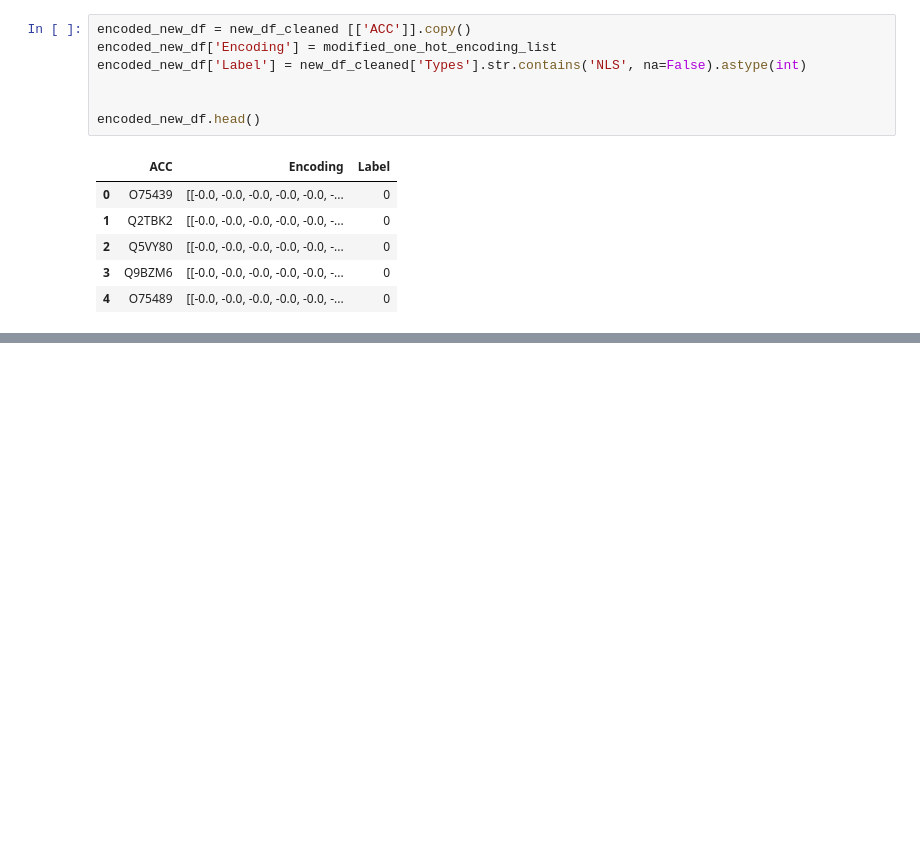
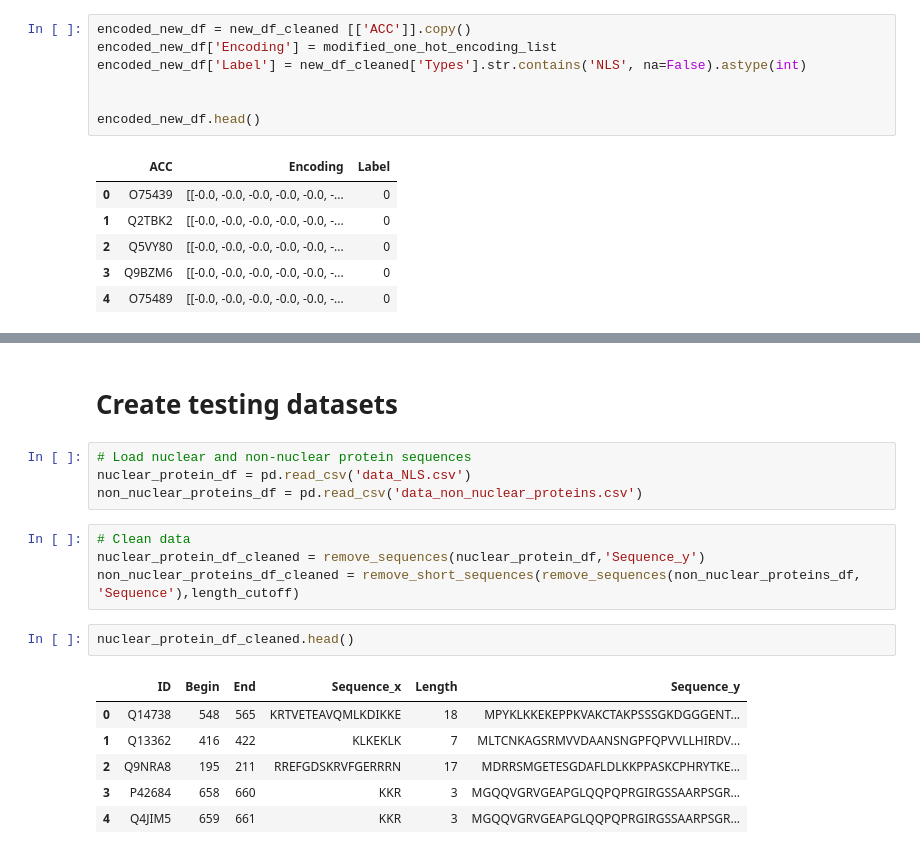
Before and after one commit to auerbachsd/NLSeer, a Jupyter notebook: Ming_data_extraction/NLS_Motifs_PSSM.ipynb, the cells around one changed output, grey strips where cells are left out. Drawn from its saved outputs; the diff is of its cells as text; blank space fills up the shorter version.

```diff
--- a/Ming_data_extraction/NLS_Motifs_PSSM.ipynb
+++ b/Ming_data_extraction/NLS_Motifs_PSSM.ipynb
@@ -754,0 +789,19 @@ numpy.ndarray
+# %% [markdown]
+# Create testing datasets
+# %%
+# Load nuclear and non-nuclear protein sequences
+nuclear_protein_df = pd.read_csv('data_NLS.csv')
+non_nuclear_proteins_df = pd.read_csv('data_non_nuclear_proteins.csv')
+# %%
+# Clean data
+nuclear_protein_df_cleaned = remove_sequences(nuclear_protein_df,'Sequence_y')
+non_nuclear_proteins_df_cleaned = remove_short_sequences(remove_sequences(non_nuclear_proteins_df, 'Sequence'),length_cutoff)
+# %%
+nuclear_protein_df_cleaned.head()
+# %% [output]
+|  | ID | Begin | End | Sequence_x | Length | Sequence_y |
+| 0 | Q14738 | 548 | 565 | KRTVETEAVQMLKDIKKE | 18 | MPYKLKKEKEPPKVAKCTAKPSSSGKDGGGENT... |
+| 1 | Q13362 | 416 | 422 | KLKEKLK | 7 | MLTCNKAGSRMVVDAANSNGPFQPVVLLHIRDV... |
+| 2 | Q9NRA8 | 195 | 211 | RREFGDSKRVFGERRRN | 17 | MDRRSMGETESGDAFLDLKKPPASKCPHRYTKE... |
+| 3 | P42684 | 658 | 660 | KKR | 3 | MGQQVGRVGEAPGLQQPQPRGIRGSSAARPSGR... |
+| 4 | Q4JIM5 | 659 | 661 | KKR | 3 | MGQQVGRVGEAPGLQQPQPRGIRGSSAARPSGR... |
```
Also changed, not shown: parts of 13 cells of this notebook, 6 other files.
